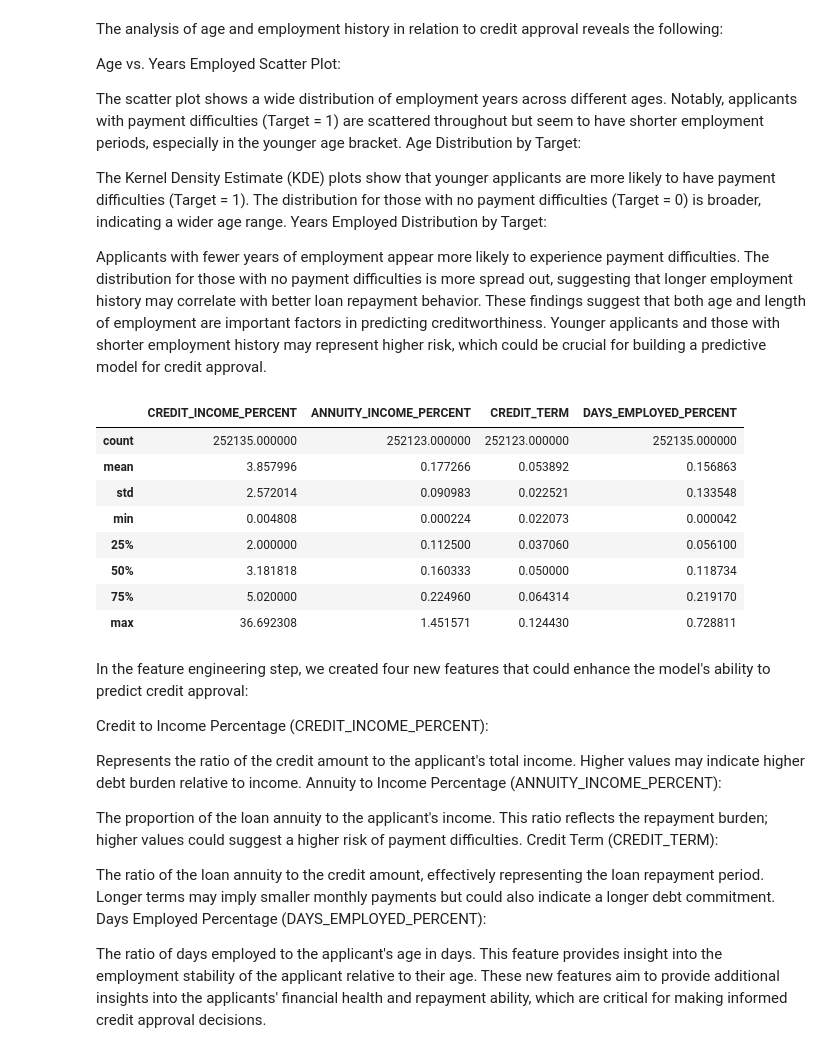
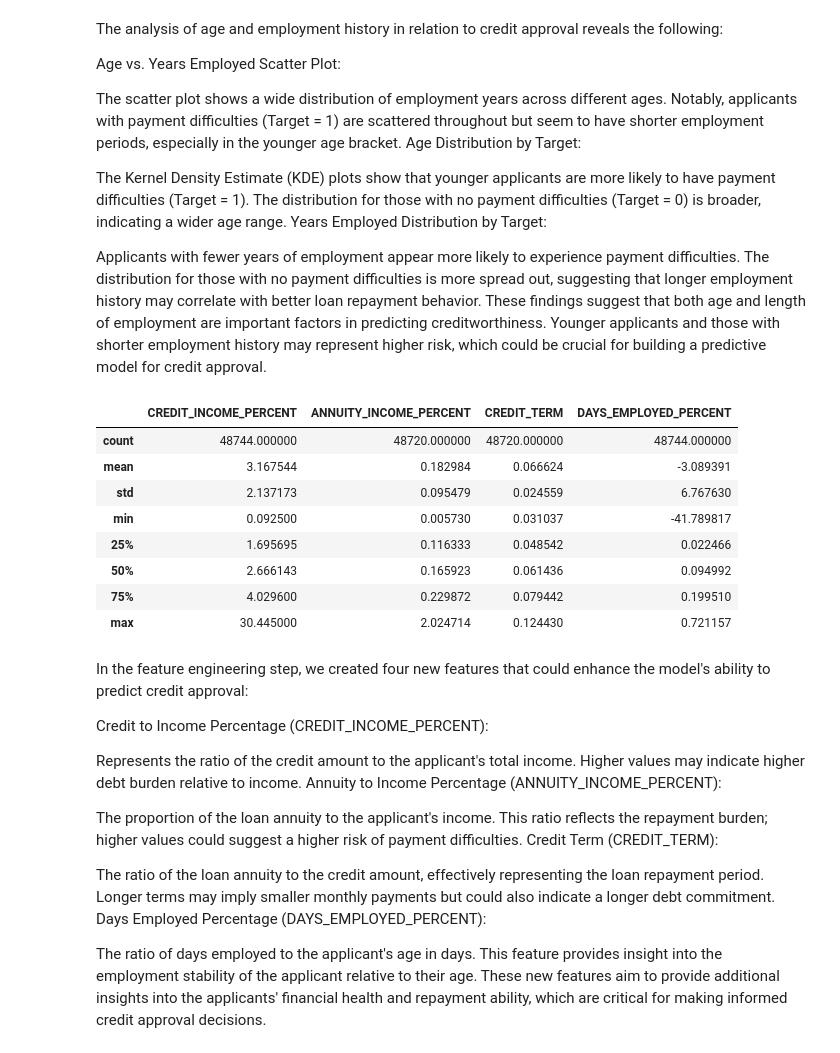
Before and after one commit to ShumelSiraj/Credit-Approval-Prediction, a Jupyter notebook: Step1_Data_Exploration_and_Featuring.ipynb, the cells around one changed output. Saved outputs shown, nothing was run; the diff lists cells and outputs as text; code cells hidden in the pictures.

```diff
--- a/Step1_Data_Exploration_and_Featuring.ipynb
+++ b/Step1_Data_Exploration_and_Featuring.ipynb
@@ -194,29 +194,35 @@ Years Employed Distribution by Target:
 
 Applicants with fewer years of employment appear more likely to experience payment difficulties. The distribution for those with no payment difficulties is more spread out, suggesting that longer employment history may correlate with better loan repayment behavior.
 These findings suggest that both age and length of employment are important factors in predicting creditworthiness. Younger applicants and those with shorter employment history may represent higher risk, which could be crucial for building a predictive model for credit approval.
-# %%
-# Feature Engineering on the application train dataset
-# We will create new features that might help improve the model's performance
-
-# Create new features based on existing data
-application_train['CREDIT_INCOME_PERCENT'] = application_train['AMT_CREDIT'] / application_train['AMT_INCOME_TOTAL']
-application_train['ANNUITY_INCOME_PERCENT'] = application_train['AMT_ANNUITY'] / application_train['AMT_INCOME_TOTAL']
-application_train['CREDIT_TERM'] = application_train['AMT_ANNUITY'] / application_train['AMT_CREDIT']
-application_train['DAYS_EMPLOYED_PERCENT'] = application_train['DAYS_EMPLOYED'] / application_train['DAYS_BIRTH']
-
-# Overview of the new features
-new_features = ['CREDIT_INCOME_PERCENT', 'ANNUITY_INCOME_PERCENT', 'CREDIT_TERM', 'DAYS_EMPLOYED_PERCENT']
-application_train[new_features].describe()
-# %% [output]
-|  | CREDIT_INCOME_PERCENT | ANNUITY_INCOME_PERCENT | CREDIT_TERM | DAYS_EMPLOYED_PERCENT |
-| count | 252135.000000 | 252123.000000 | 252123.000000 | 252135.000000 |
-| mean | 3.857996 | 0.177266 | 0.053892 | 0.156863 |
-| std | 2.572014 | 0.090983 | 0.022521 | 0.133548 |
-| min | 0.004808 | 0.000224 | 0.022073 | 0.000042 |
-| 25% | 2.000000 | 0.112500 | 0.037060 | 0.056100 |
-| 50% | 3.181818 | 0.160333 | 0.050000 | 0.118734 |
-| 75% | 5.020000 | 0.224960 | 0.064314 | 0.219170 |
-| max | 36.692308 | 1.451571 | 0.124430 | 0.728811 |
+# %%
+# Function to create new features
+def create_features(df):
+    df['CREDIT_INCOME_PERCENT'] = df['AMT_CREDIT'] / df['AMT_INCOME_TOTAL']
+    df['ANNUITY_INCOME_PERCENT'] = df['AMT_ANNUITY'] / df['AMT_INCOME_TOTAL']
+    df['CREDIT_TERM'] = df['AMT_ANNUITY'] / df['AMT_CREDIT']
+    df['DAYS_EMPLOYED_PERCENT'] = df['DAYS_EMPLOYED'] / df['DAYS_BIRTH']
+    return df
+
+# Apply feature engineering to both train and test datasets
+application_train = create_features(application_train)
+application_test = create_features(application_test)
+
+# Overview of the new features in the training dataset
+new_features = ['CREDIT_INCOME_PERCENT', 'ANNUITY_INCOME_PERCENT', 'CREDIT_TERM', 'DAYS_EMPLOYED_PERCENT']
+application_train[new_features].describe()
+
+# Optionally, view the same summary statistics for the test dataset to ensure consistency
+application_test[new_features].describe()
+# %% [output]
+|  | CREDIT_INCOME_PERCENT | ANNUITY_INCOME_PERCENT | CREDIT_TERM | DAYS_EMPLOYED_PERCENT |
+| count | 48744.000000 | 48720.000000 | 48720.000000 | 48744.000000 |
+| mean | 3.167544 | 0.182984 | 0.066624 | -3.089391 |
+| std | 2.137173 | 0.095479 | 0.024559 | 6.767630 |
+| min | 0.092500 | 0.005730 | 0.031037 | -41.789817 |
+| 25% | 1.695695 | 0.116333 | 0.048542 | 0.022466 |
+| 50% | 2.666143 | 0.165923 | 0.061436 | 0.094992 |
+| 75% | 4.029600 | 0.229872 | 0.079442 | 0.199510 |
+| max | 30.445000 | 2.024714 | 0.124430 | 0.721157 |
 # %% [markdown]
 In the feature engineering step, we created four new features that could enhance the model's ability to predict credit approval:
 
```
Also changed, not shown: parts of 3 cells of this notebook, 1 other file.
